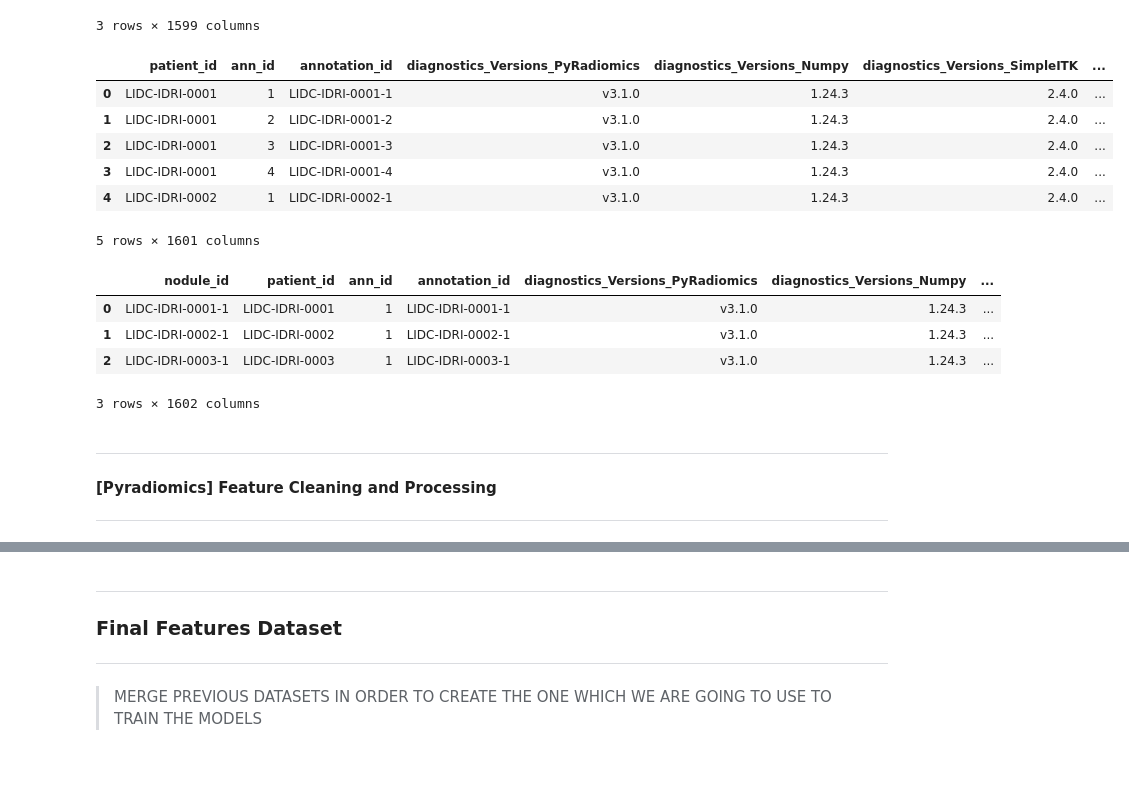
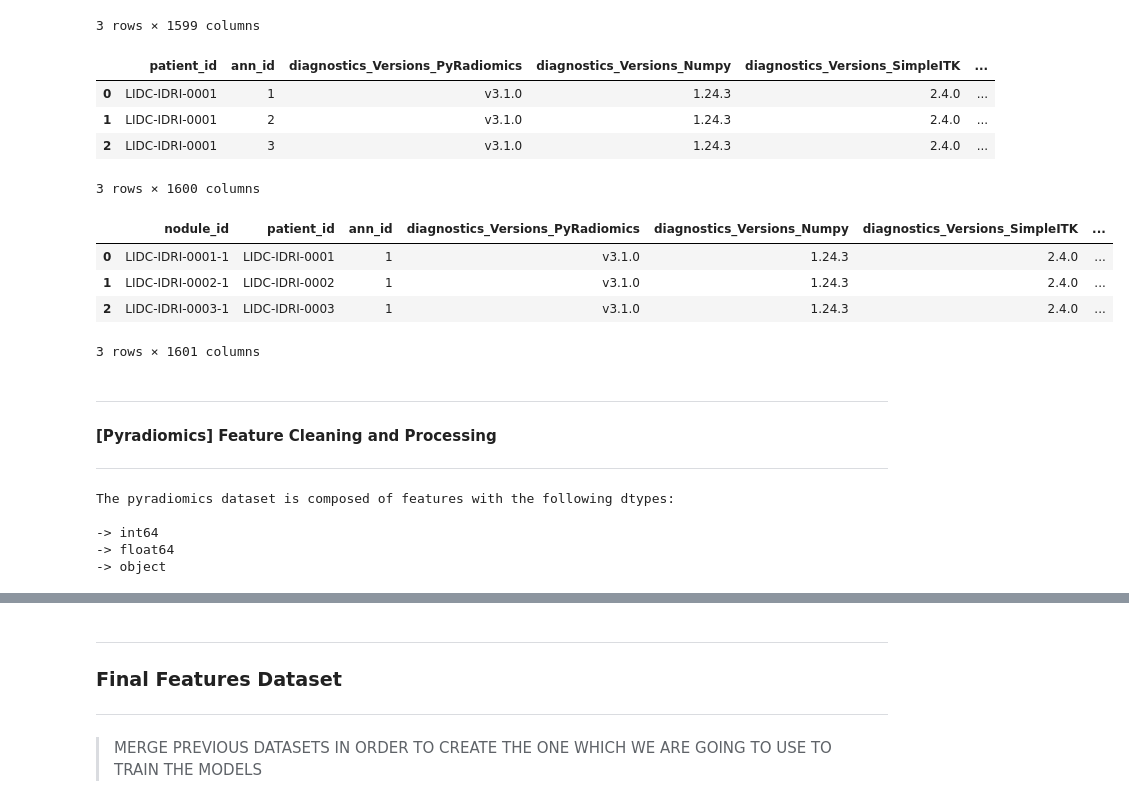
Before and after one commit to EstevesX10/Lung-Cancer-Classification-with-CT-Scans, a Jupyter notebook: Lung Cancer Classification with CT Scans/LungCancerClassification.ipynb, the cells around one changed output, grey strips where cells are left out. Saved outputs shown, nothing was run; the diff lists cells and outputs as text; code cells hidden in the pictures; blank space fills up the shorter version.

Commit message:
Updated the notebook with a more dense and in detail cleaning on the datasets

```diff
--- a/Lung Cancer Classification with CT Scans/LungCancerClassification.ipynb
+++ b/Lung Cancer Classification with CT Scans/LungCancerClassification.ipynb
@@ -490,21 +517,22 @@ cols = ['patient_id', 'ann_id'] + [col for col in df_pyradiomics.columns if col
 
 # Drop 'annotation_id' and reorder the DataFrame
 df_pyradiomics = df_pyradiomics[cols]
+
+# Remove the annotation id column
+df_pyradiomics = df_pyradiomics.drop(columns=['annotation_id'], axis=1)
 # %%
 df_pyradiomics.iloc[:, 143:] = df_pyradiomics.iloc[:, 143:].apply(lambda x: x.shift(273) if x.isna().any() else x, axis=1)
 
 # Drop rows with NaN Values
 df_pyradiomics = df_pyradiomics.dropna(how='any')
 
-df_pyradiomics.head(5)
+df_pyradiomics.head(3)
 # %% [output]
-|  | patient_id | ann_id | annotation_id | diagnostics_Versions_PyRadiomics | diagnostics_Versions_Numpy | diagnostics_Versions_SimpleITK | ... |
-| 0 | LIDC-IDRI-0001 | 1 | LIDC-IDRI-0001-1 | v3.1.0 | 1.24.3 | 2.4.0 | ... |
-| 1 | LIDC-IDRI-0001 | 2 | LIDC-IDRI-0001-2 | v3.1.0 | 1.24.3 | 2.4.0 | ... |
-| 2 | LIDC-IDRI-0001 | 3 | LIDC-IDRI-0001-3 | v3.1.0 | 1.24.3 | 2.4.0 | ... |
-| 3 | LIDC-IDRI-0001 | 4 | LIDC-IDRI-0001-4 | v3.1.0 | 1.24.3 | 2.4.0 | ... |
-| 4 | LIDC-IDRI-0002 | 1 | LIDC-IDRI-0002-1 | v3.1.0 | 1.24.3 | 2.4.0 | ... |
+|  | patient_id | ann_id | diagnostics_Versions_PyRadiomics | diagnostics_Versions_Numpy | diagnostics_Versions_SimpleITK | ... |
+| 0 | LIDC-IDRI-0001 | 1 | v3.1.0 | 1.24.3 | 2.4.0 | ... |
+| 1 | LIDC-IDRI-0001 | 2 | v3.1.0 | 1.24.3 | 2.4.0 | ... |
+| 2 | LIDC-IDRI-0001 | 3 | v3.1.0 | 1.24.3 | 2.4.0 | ... |
-5 rows × 1601 columns
+3 rows × 1600 columns
 # %%
 def refactorPyradiomicsDataset(df_pyradiomics:pd.DataFrame, pyradiomicsRefactoredFeaturesFilename:str, verbose:bool=False) -> pd.DataFrame:
     """
@@ -635,11 +663,11 @@ else:
 # Inspect the new refactored dataframe
 df_refactored_pyradiomics.head(3)
 # %% [output]
-|  | nodule_id | patient_id | ann_id | annotation_id | diagnostics_Versions_PyRadiomics | diagnostics_Versions_Numpy | ... |
-| 0 | LIDC-IDRI-0001-1 | LIDC-IDRI-0001 | 1 | LIDC-IDRI-0001-1 | v3.1.0 | 1.24.3 | ... |
-| 1 | LIDC-IDRI-0002-1 | LIDC-IDRI-0002 | 1 | LIDC-IDRI-0002-1 | v3.1.0 | 1.24.3 | ... |
-| 2 | LIDC-IDRI-0003-1 | LIDC-IDRI-0003 | 1 | LIDC-IDRI-0003-1 | v3.1.0 | 1.24.3 | ... |
+|  | nodule_id | patient_id | ann_id | diagnostics_Versions_PyRadiomics | diagnostics_Versions_Numpy | diagnostics_Versions_SimpleITK | ... |
+| 0 | LIDC-IDRI-0001-1 | LIDC-IDRI-0001 | 1 | v3.1.0 | 1.24.3 | 2.4.0 | ... |
+| 1 | LIDC-IDRI-0002-1 | LIDC-IDRI-0002 | 1 | v3.1.0 | 1.24.3 | 2.4.0 | ... |
+| 2 | LIDC-IDRI-0003-1 | LIDC-IDRI-0003 | 1 | v3.1.0 | 1.24.3 | 2.4.0 | ... |
-3 rows × 1602 columns
+3 rows × 1601 columns
 # %% [markdown]
 ---
 #### [Pyradiomics] Feature Cleaning and Processing
@@ -654,4 +675,14 @@ df_refactored_pyradiomics.head(3)
 # %%
 # np.unique(df_pyradiomics['diagnostics_Image-original_Dimensionality'])
 # %%
-# list(df_pyradiomics.columns)
+# Get the dtypes from the features
+colsTypes = np.unique(list(df_refactored_pyradiomics.dtypes))
+print(f"The pyradiomics dataset is composed of features with the following dtypes: \n")
+[print(f"-> {col}") for col in colsTypes]
+print()
+# %% [output]
+The pyradiomics dataset is composed of features with the following dtypes:
+
+-> int64
+-> float64
+-> object
```
Also changed, not shown: parts of 20 cells of this notebook.
